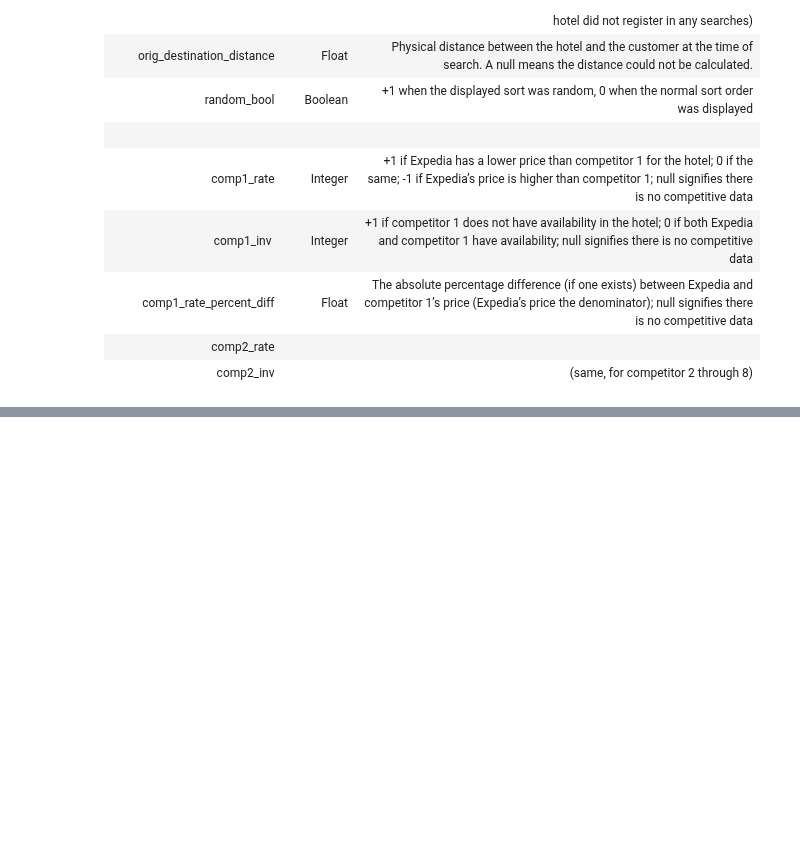
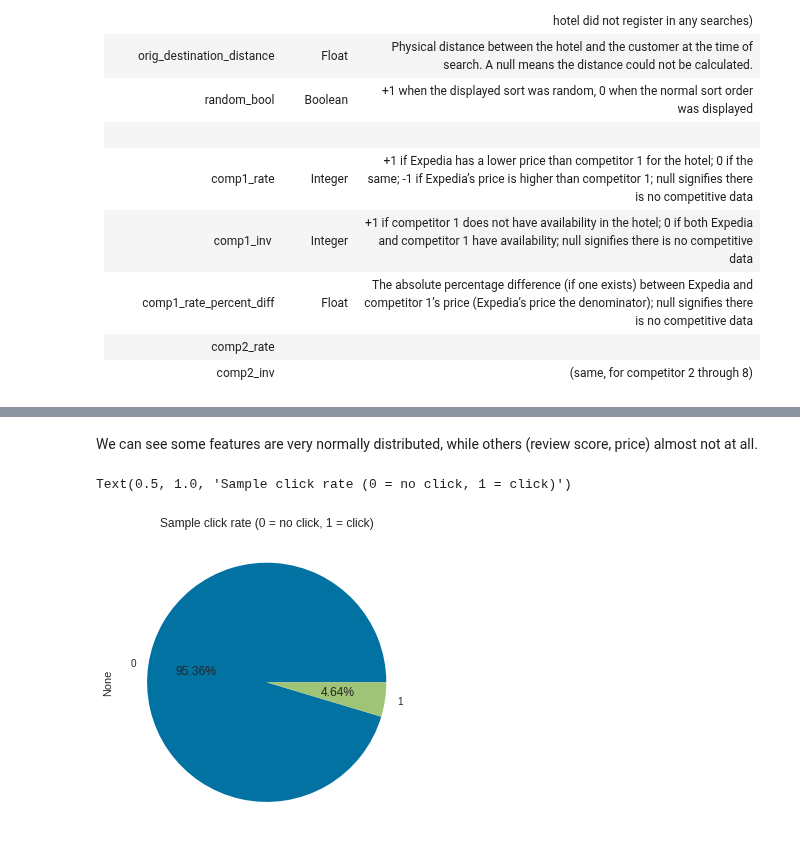
Before and after one commit to sid-chaubs/data-mining-assignment-1, a Jupyter notebook: DMT_Assignment_2.ipynb, the cells around one changed output, grey strips where cells are left out. Cells and saved outputs as stored; diff of their text form; code cells hidden in the pictures; blank space fills up the shorter version.

```diff
--- a/DMT_Assignment_2.ipynb
+++ b/DMT_Assignment_2.ipynb
@@ -66,0 +100,8 @@ train_data[train_data['price_usd'] < 1000]['price_usd'].hist()
+# %% [markdown]
+We can see some features are very normally distributed, while others (review score, price) almost not at all.
+# %%
+sample_X.groupby('click_bool').size().plot.pie(autopct='%1.2f%%');
+plt.title('Sample click rate (0 = no click, 1 = click)')
+# %% [output]
+Text(0.5, 1.0, 'Sample click rate (0 = no click, 1 = click)')
+[figure, added]
```
Also changed, not shown: parts of 22 cells of this notebook.
